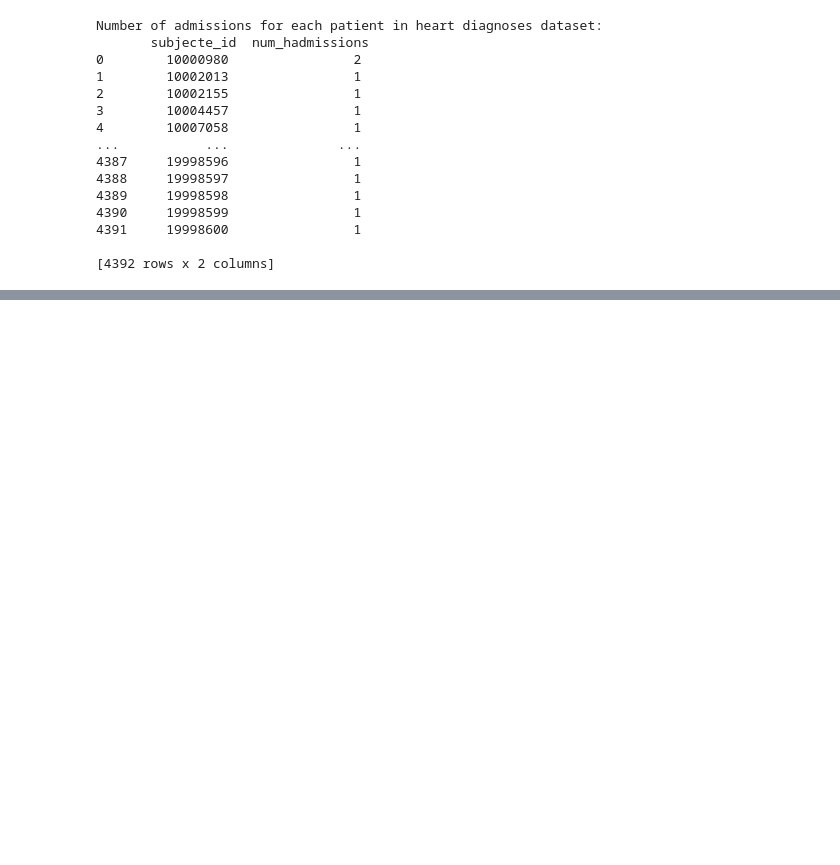
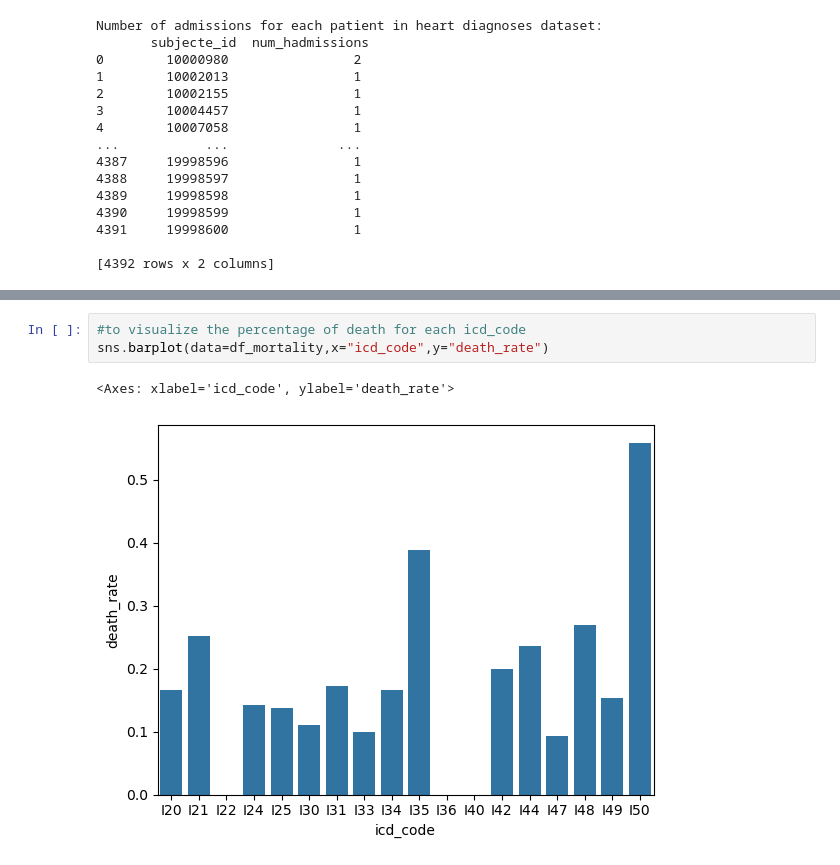
Before and after one commit to TommyTokk/DA4DH, a Jupyter notebook: notebooks/DataUnderstanding/data_understanding_hd.ipynb, the cells around one changed output, grey strips where cells are left out. Cells and saved outputs as stored; diff of their text form; blank space fills up the shorter version.

```diff
--- a/notebooks/DataUnderstanding/data_understanding_hd.ipynb
+++ b/notebooks/DataUnderstanding/data_understanding_hd.ipynb
@@ -203 +293,7 @@ Mean and median age for each ICD code:
+# %%
+#to visualize the percentage of death for each icd_code
+sns.barplot(data=df_mortality,x="icd_code",y="death_rate")
+# %% [output]
+<Axes: xlabel='icd_code', ylabel='death_rate'>
+[figure, added]
 # %%
```
Also changed, not shown: parts of 13 cells of this notebook.
